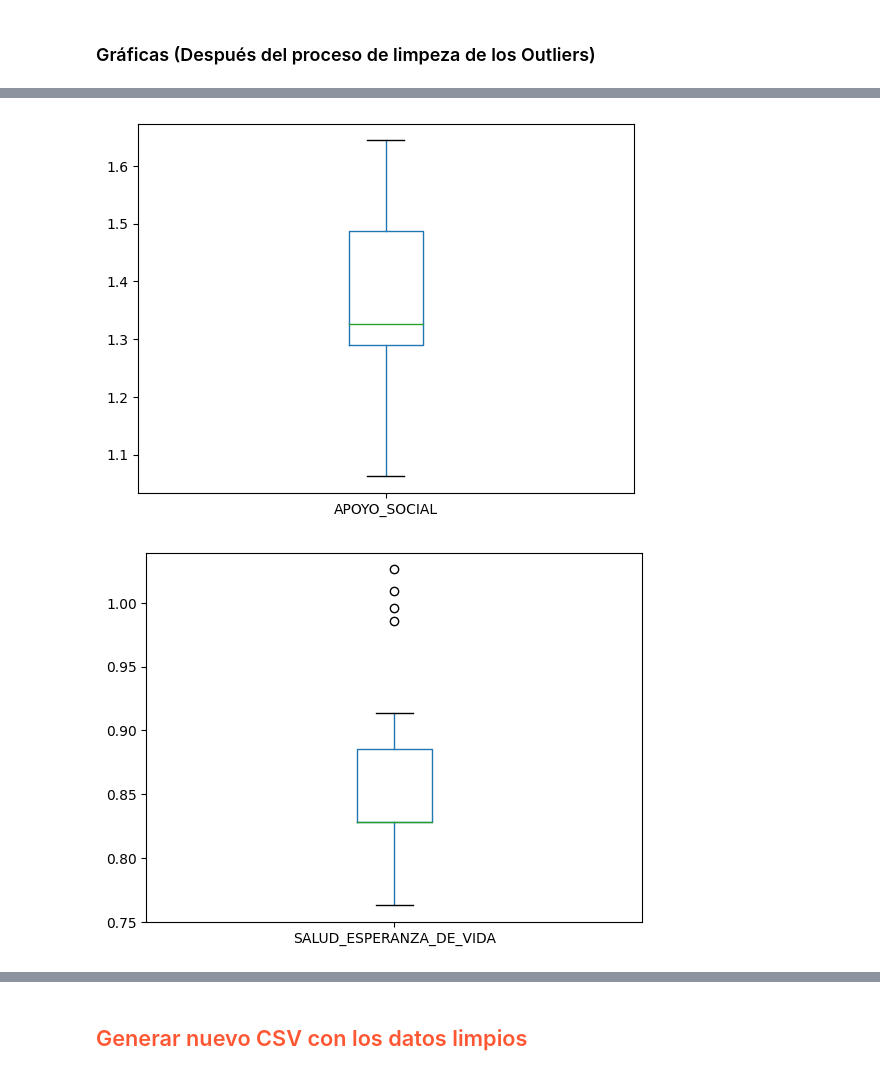
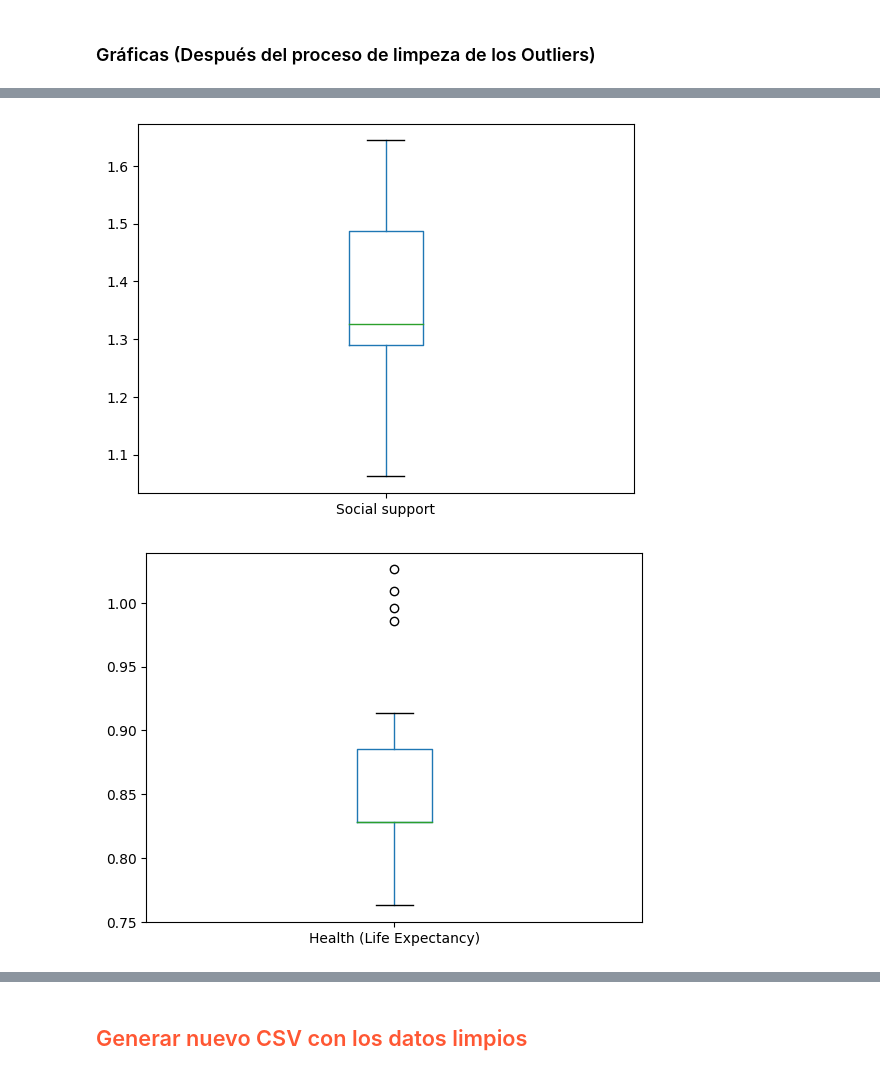
Before and after one commit to G6felicidad/Proyecto_Felicidad_Calidad_Vida, a Jupyter notebook: notebooks/2.0-limpieza_datos.ipynb, the cells around one changed output, grey strips where cells are left out. Drawn from its saved outputs; the diff is of its cells as text; code cells hidden in the pictures.

```diff
--- a/notebooks/2.0-limpieza_datos.ipynb
+++ b/notebooks/2.0-limpieza_datos.ipynb
@@ -332,19 +333,20 @@ def outliers(df, ft):
 
     return ls
 # %%
+
 %%time
 # Busca y recompila los índices de los valores atípicos (outliers) en las columnas especificadas del conjunto de
 # datos "df"
 
 # crea una lista vacía para almacenar los índices
 index_list = []
-for column in ["FELICIDAD_SCORE",
-    "ECONOMIA_PIB_PER_CAPITA",
-    "APOYO_SOCIAL",
-    "SALUD_ESPERANZA_DE_VIDA",
-    "LIBERTAD",
-    "PERCEPCION_CORRUPCION",
-    "GENEROSIDAD"
+for column in ["Happiness Score",
+    "Economy (GDP per Capita)",
+    "Social support",
+    "Health (Life Expectancy)",
+    "Freedom",
+    "Trust (Government Corruption)",
+    "Generosity"
 ]:
     index_list.extend(outliers(df, column))
 # %% [output]
@@ -390,9 +392,9 @@ matplotlib.axes._axes.Axes
 # %%
-plot_boxplot(df_limpio, "ECONOMIA_PIB_PER_CAPITA")
-plot_boxplot(df_limpio, "APOYO_SOCIAL")
-plot_boxplot(df_limpio, "SALUD_ESPERANZA_DE_VIDA")
-plot_boxplot(df_limpio, "LIBERTAD")
-plot_boxplot(df_limpio, "PERCEPCION_CORRUPCION")
-plot_boxplot(df_limpio, "GENEROSIDAD")
-plot_boxplot(df_limpio, "FELICIDAD_SCORE")
+plot_boxplot(df_limpio, "Economy (GDP per Capita)")
+plot_boxplot(df_limpio, "Social support")
+plot_boxplot(df_limpio, "Health (Life Expectancy)")
+plot_boxplot(df_limpio, "Freedom")
+plot_boxplot(df_limpio, "Trust (Government Corruption)")
+plot_boxplot(df_limpio, "Generosity")
+plot_boxplot(df_limpio, "Happiness Score")
 # %% [output]
@@ -400,2 +402,2 @@ plot_boxplot(df_limpio, "FELICIDAD_SCORE")
-[figure, old version]
+[figure, new version]
-[figure, old version]
+[figure, new version]
```
Also changed, not shown: parts of 17 cells of this notebook, 5 other files.
